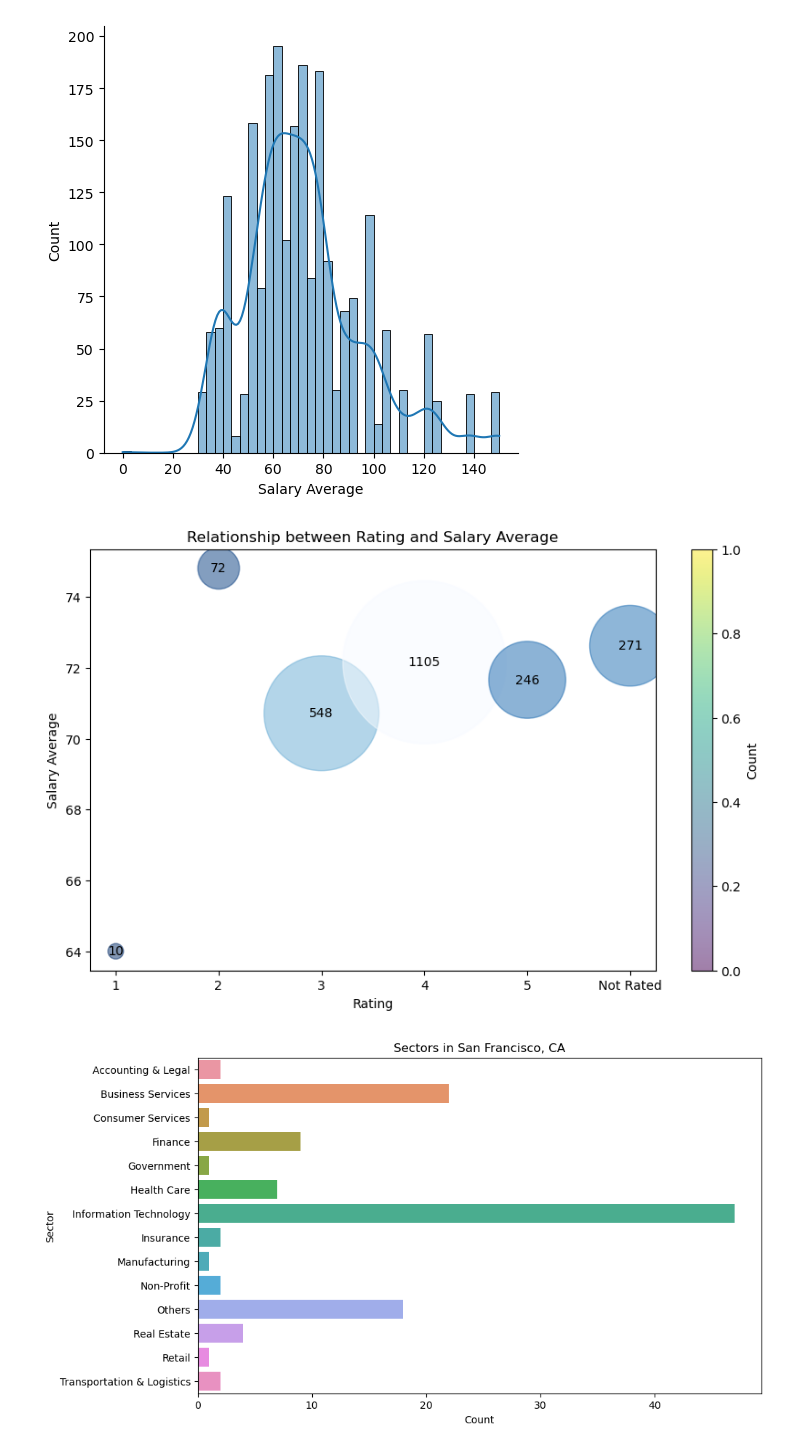
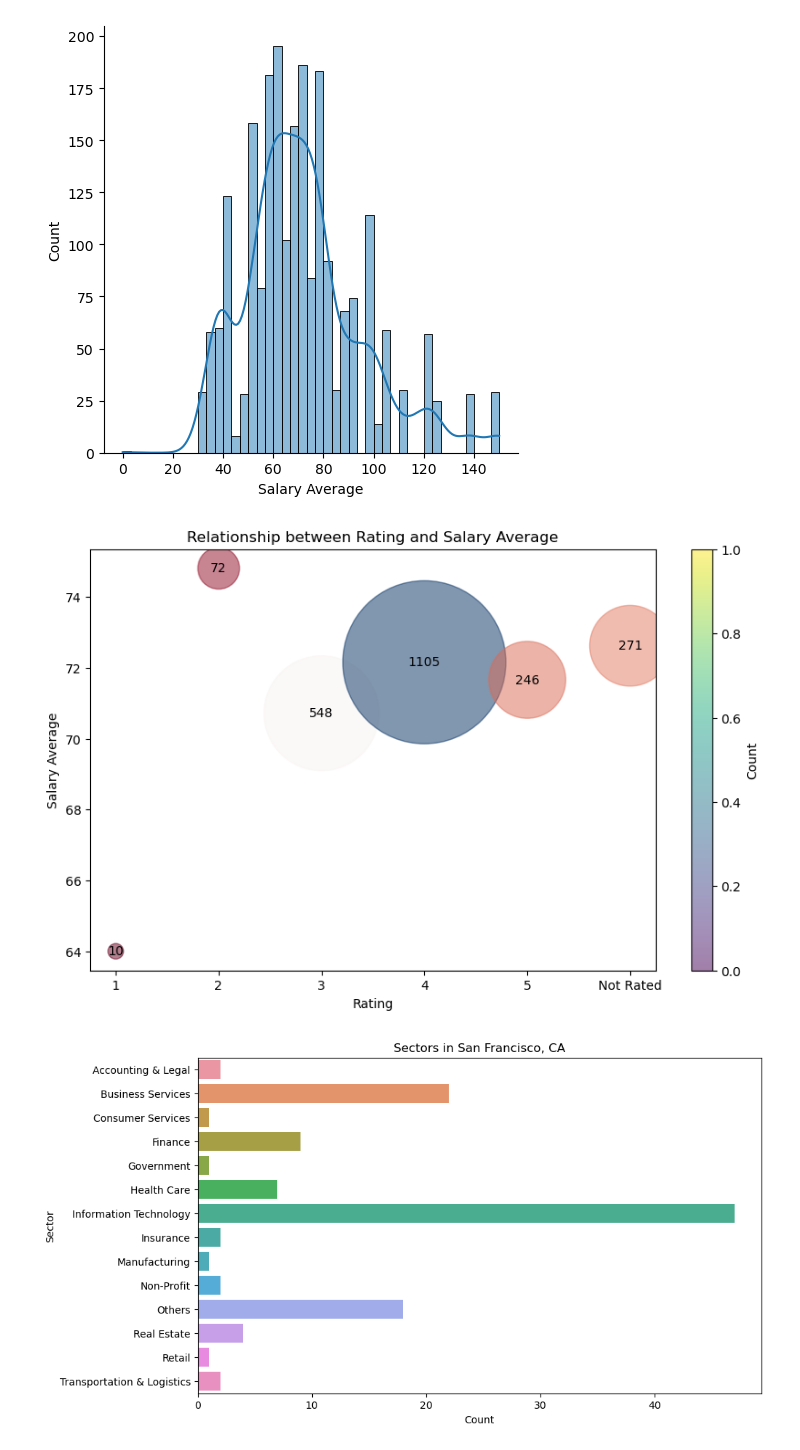
Before and after one commit to Hector325/PROJECT, a Jupyter notebook: EDA_mini_project.ipynb, the cells around one changed output. Drawn from its saved outputs; the diff is of its cells as text; code cells hidden in the pictures.

```diff
--- a/EDA_mini_project.ipynb
+++ b/EDA_mini_project.ipynb
@@ -344,22 +344,21 @@ sns.displot(data=df, x='Salary Average',kde=True)
 # %%
 df_grouped['Rating_round'] = df_grouped['Rating_round'].replace(-1.0, 'Not Rated')
 df_grouped['Rating_round'] = df_grouped['Rating_round'].fillna('Not Rated').astype(str)
 df_grouped = df_grouped.rename(columns={'Rating': 'Rating Count'})
-cmap = cm.get_cmap('Blues_r')
+cmap = cm.get_cmap('RdBu')
 norm = Normalize(vmin=df_grouped['Rating Count'].min(), vmax=df_grouped['Rating Count'].max())
 fig, ax = plt.subplots(figsize=(10, 6))
 sc = ax.scatter(df_grouped['Rating_round'], df_grouped['Salary Average'], s=df_grouped['Rating Count']*15, alpha=0.5, c=cmap(norm(df_grouped['Rating Count'])))
 ax.set_xlabel('Rating')
 ax.set_ylabel('Salary Average')
 ax.set_title('Relationship between Rating and Salary Average')
 
 for i in range(df_grouped.shape[0]):
     ax.text(df_grouped['Rating_round'].iloc[i], df_grouped['Salary Average'].iloc[i], df_grouped['Rating Count'].iloc[i], ha='center', va='center', color='black')
-
-fig.colorbar(sc, ax=ax, label='Count')
+fig.colorbar(sc, ax=ax, label='Count', cmap='RdBu')
 plt.show()
 # %% [output]
-[figure, old version]
+[figure, new version]
 # %%
 #Defines the function and calls it with the argument 3 to generate the bar plot for the desired rank
 
```
Also changed, not shown: parts of 2 cells of this notebook.
